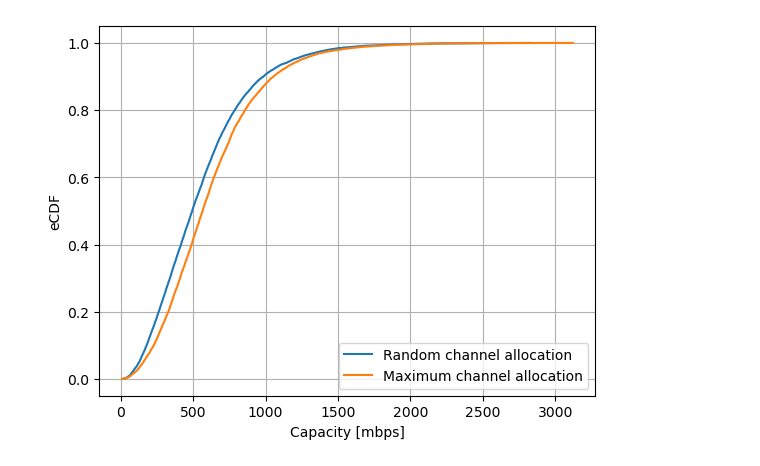
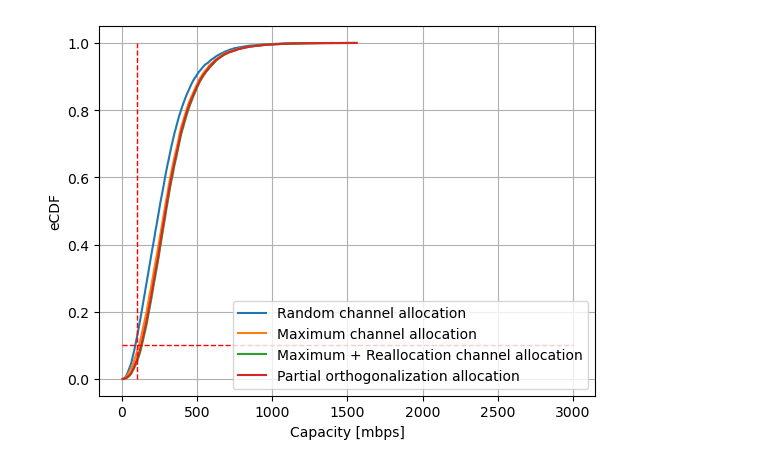
Before and after one commit to matheusdcarneiro/intro-wireless-part3, a Jupyter notebook: exercise3.ipynb, the cells around one changed output. Drawn from its saved outputs; the diff is of its cells as text; code cells hidden in the pictures.

```diff
--- a/exercise3.ipynb
+++ b/exercise3.ipynb
@@ -151,6 +152,7 @@ def maximum_channel(distance, shadowing, rayleigh):
 def reallocation_channel(distance, shadowing, rayleigh):
 
     channel = shadowing * (environment_constant / (distance ** pathloss_constant)) * rayleigh**2
+
 
     for row in range(rayleigh.shape[1]):
 
@@ -162,6 +164,7 @@ def reallocation_channel(distance, shadowing, rayleigh):
             if ch != index:
 
                 channel[ch, row, :] = np.zeros(rayleigh.shape[2])
+
 
     for ch in range(channel.shape[0]):
 
@@ -185,12 +188,8 @@ def reallocation_channel(distance, shadowing, rayleigh):
 
                     if chan != ch:
 
-                        for row in range(channel.shape[1]):
+                        channel[chan, max_index[1], :] = channel[ch, max_index[1], :]
 
-                            if np.array_equal(channel[chan, row, :], np.zeros(channel.shape[2])):
-
-                                channel[chan, row, :] = channel[ch, max_index[1], :]
-
-                                channel[ch, max_index[1], :] = np.zeros(channel.shape[2])
+                        channel[ch, max_index[1], :] = np.zeros(channel.shape[2])
 
     return channel
@@ -232,9 +258,9 @@ def sinr(power_vector, channel, power_noise):
 
     return lin2db(sinr_vector)
 # %%
-def capacity(total_bandwidth, sinr):
+def capacity(total_bandwidth, num_ch, sinr):
 
-    return (total_bandwidth * np.log2(1 + db2lin(sinr))) / 1e6
+    return ((total_bandwidth / num_ch) * np.log2(1 + db2lin(sinr))) / 1e6
 # %%
 def power_noise(total_bandwidth, num_ch):
 
@@ -285 +322,3 @@ for seed in range(seeds):
+# %%
+sim = simulation()
 # %%
@@ -303,15 +344,23 @@ NameError: name 'total_sinr_reallocation' is not defined
 # %%
-capacity_cdf_random = eCDF(total_capacity_random.flatten())
+capacity_cdf_random = eCDF(sim[4].flatten())
 plt.plot(capacity_cdf_random[0], capacity_cdf_random[1], label='Random channel allocation')
 
-capacity_cdf_maximum = eCDF(total_capacity_maximum.flatten())
+capacity_cdf_maximum = eCDF(sim[5].flatten())
 plt.plot(capacity_cdf_maximum[0], capacity_cdf_maximum[1], label='Maximum channel allocation')
 
+capacity_cdf_reallocation = eCDF(sim[6].flatten())
+plt.plot(capacity_cdf_reallocation[0], capacity_cdf_reallocation[1], label='Maximum + Reallocation channel allocation')
+
+capacity_cdf_oma = eCDF(sim[7].flatten())
+plt.plot(capacity_cdf_oma[0], capacity_cdf_oma[1], label='Partial orthogonalization allocation')
+
+plt.vlines(x = 100, ymin=0, ymax=1, colors='red', linestyles='dashed', linewidth=1)
+plt.hlines(y = 0.1, xmin=0, xmax=3000, colors='red', linestyles='dashed', linewidth=1)
 
 plt.xlabel('Capacity [mbps]')
 plt.ylabel('eCDF')
 
 plt.legend()
 plt.grid()
 # %% [output]
-[figure, old version]
+[figure, new version]
```
Also changed, not shown: parts of 6 cells of this notebook, 16 other files.
